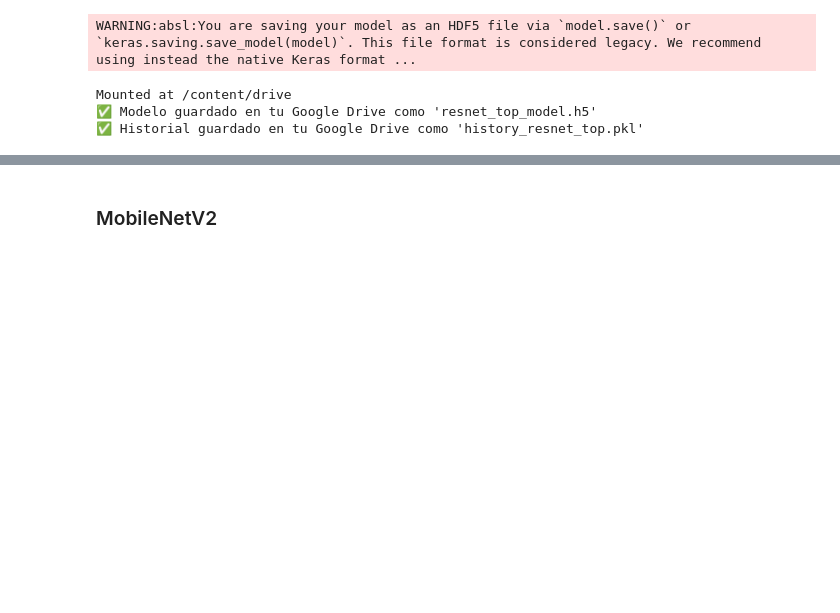
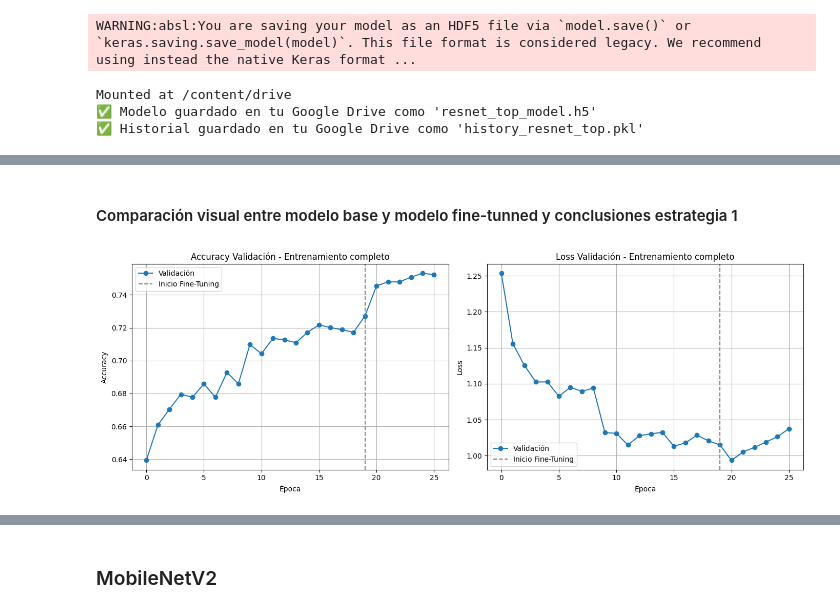
Before and after one commit to rcastillordgz/Entregable-4-Nuclio-DL, a Jupyter notebook: DSC0924ESP_Actividad_DL_Grupo_XX_COMPLETO.ipynb, the cells around one changed output, grey strips where cells are left out. Drawn from its saved outputs; the diff is of its cells as text; code cells hidden in the pictures; blank space fills up the shorter version.

Commit message:
Colab: Se finaliza estrategia ResNet50. Se incluyen conclusiones y gráficas.

```diff
--- a/DSC0924ESP_Actividad_DL_Grupo_XX_COMPLETO.ipynb
+++ b/DSC0924ESP_Actividad_DL_Grupo_XX_COMPLETO.ipynb
@@ -353,0 +486,35 @@ Mounted at /content/drive
+# %% [markdown]
+#### Comparación visual entre modelo base y modelo fine-tunned y conclusiones estrategia 1
+# %%
+# 📊 Evolución completa del modelo (top model + fine-tuning)
+
+# Concatenamos las métricas
+acc_total = history.history['val_accuracy'] + history_finetune.history['val_accuracy']
+loss_total = history.history['val_loss'] + history_finetune.history['val_loss']
+epochs_total = range(len(acc_total))
+
+# Accuracy
+plt.figure(figsize=(14, 5))
+plt.subplot(1, 2, 1)
+plt.plot(epochs_total, acc_total, marker='o', label='Validación')
+plt.axvline(x=len(history.history['val_accuracy'])-1, color='gray', linestyle='--', label='Inicio Fine-Tuning')
+plt.title('Accuracy Validación - Entrenamiento completo')
+plt.xlabel('Época')
+plt.ylabel('Accuracy')
+plt.grid(True)
+plt.legend()
+
+# Loss
+plt.subplot(1, 2, 2)
+plt.plot(epochs_total, loss_total, marker='o', label='Validación')
+plt.axvline(x=len(history.history['val_loss'])-1, color='gray', linestyle='--', label='Inicio Fine-Tuning')
+plt.title('Loss Validación - Entrenamiento completo')
+plt.xlabel('Época')
+plt.ylabel('Loss')
+plt.grid(True)
+plt.legend()
+
+plt.tight_layout()
+plt.show()
+# %% [output]
+[figure, added]
```
Also changed, not shown: parts of 19 cells of this notebook.
